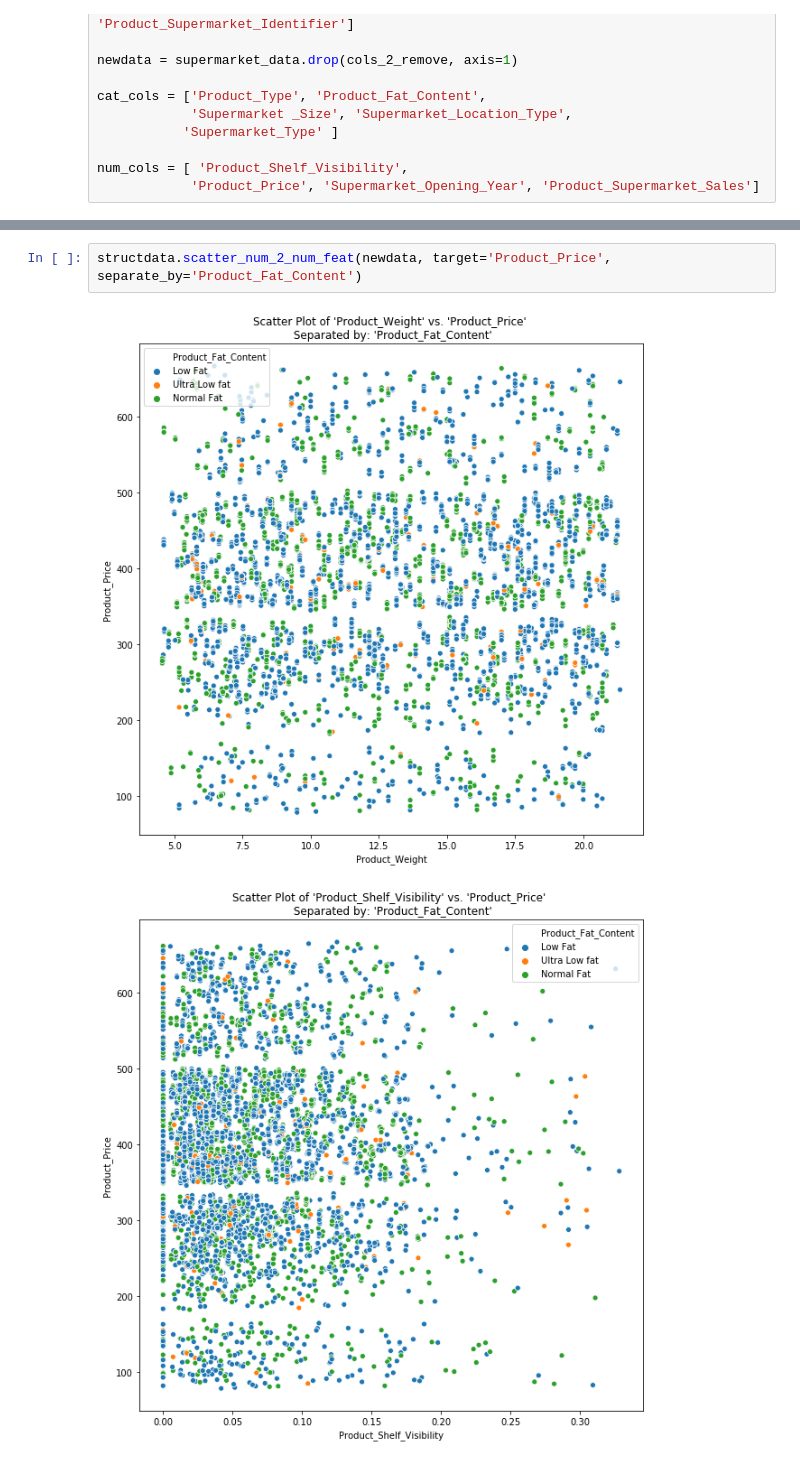
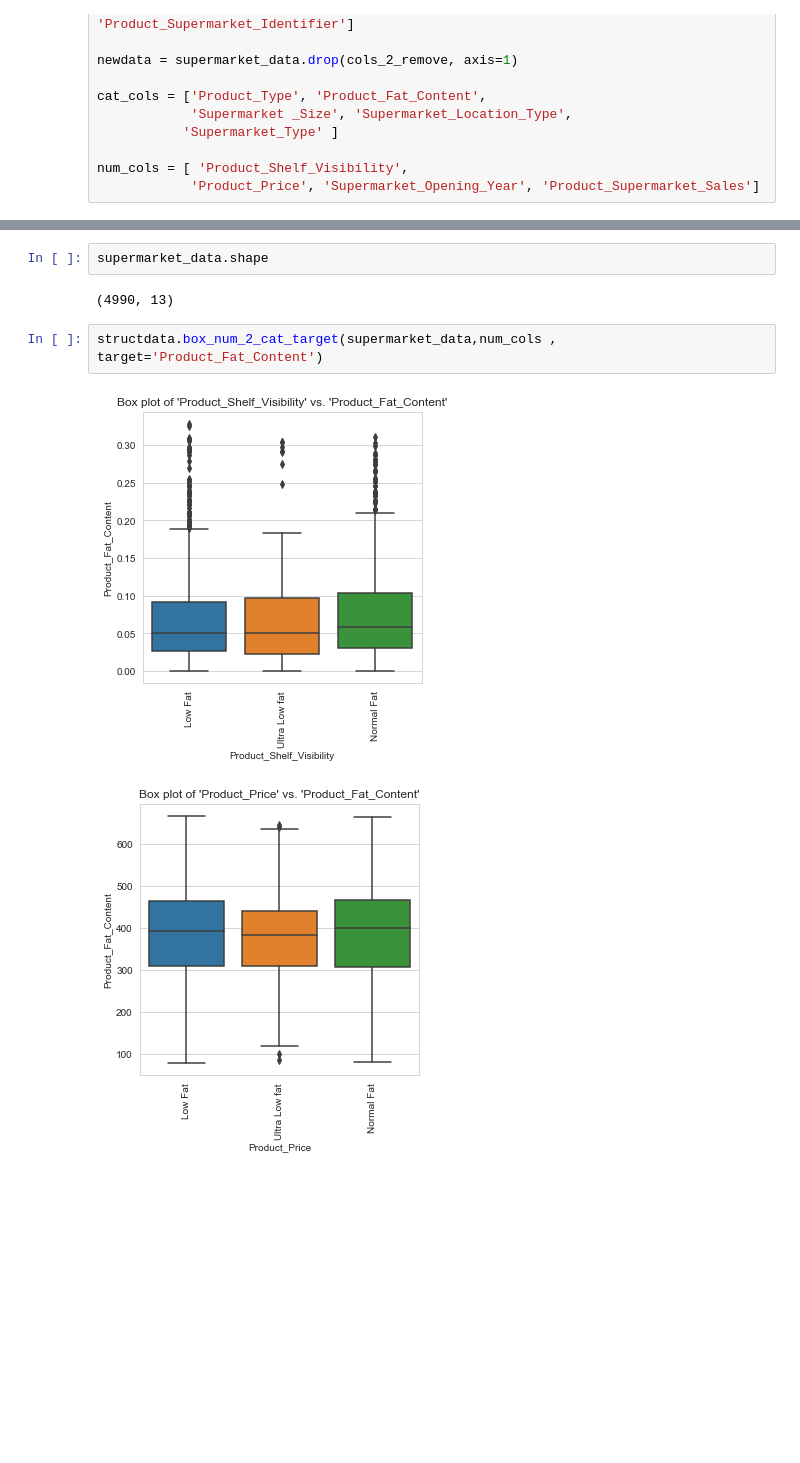
Before and after one commit to risenW/datasist, a Jupyter notebook: visualz/visualz/test.ipynb, the cells around one changed output, grey strips where cells are left out. Cells and saved outputs as stored; diff of their text form; blank space fills up the shorter version.

```diff
--- a/visualz/visualz/test.ipynb
+++ b/visualz/visualz/test.ipynb
@@ -25,5 +34,9 @@ num_cols = [ 'Product_Shelf_Visibility',
+# %%
+supermarket_data.shape
+# %% [output]
+(4990, 13)
 # %%
-structdata.scatter_num_2_num_feat(newdata, target='Product_Price', separate_by='Product_Fat_Content')
+structdata.box_num_2_cat_target(supermarket_data,num_cols , target='Product_Fat_Content')
 # %% [output]
-[figure, old version]
+[figure, new version]
-[figure, old version]
+[figure, new version]
```
Also changed, not shown: parts of 3 cells of this notebook, 11 other files.
